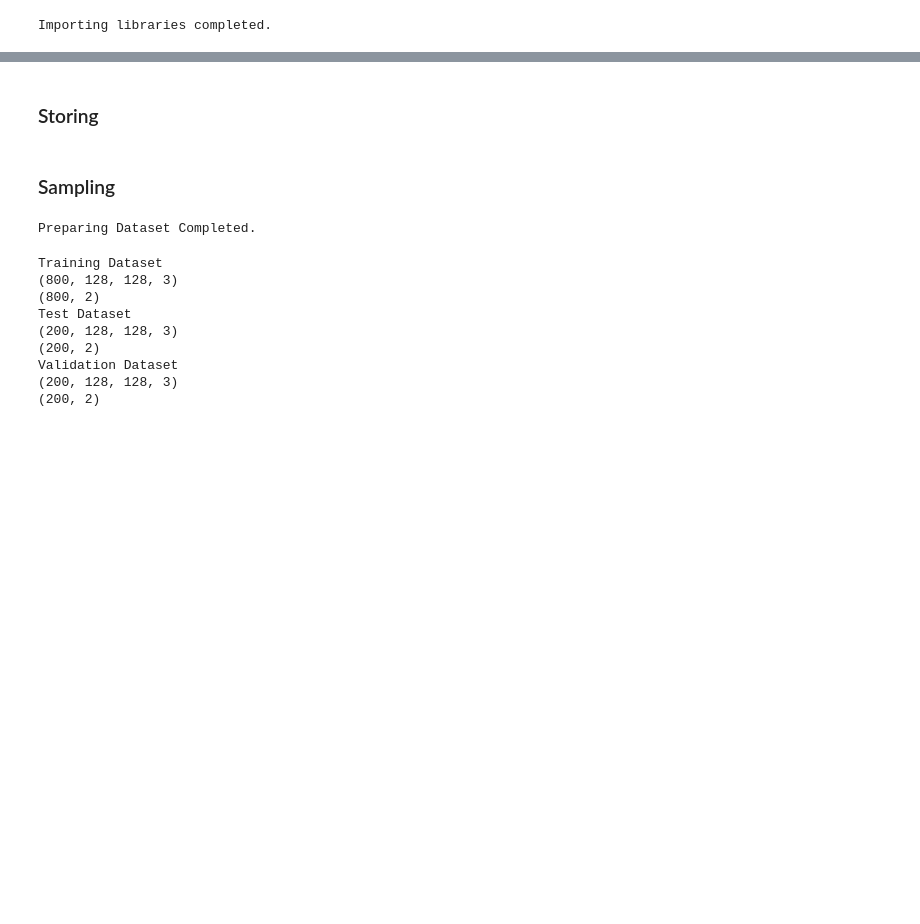
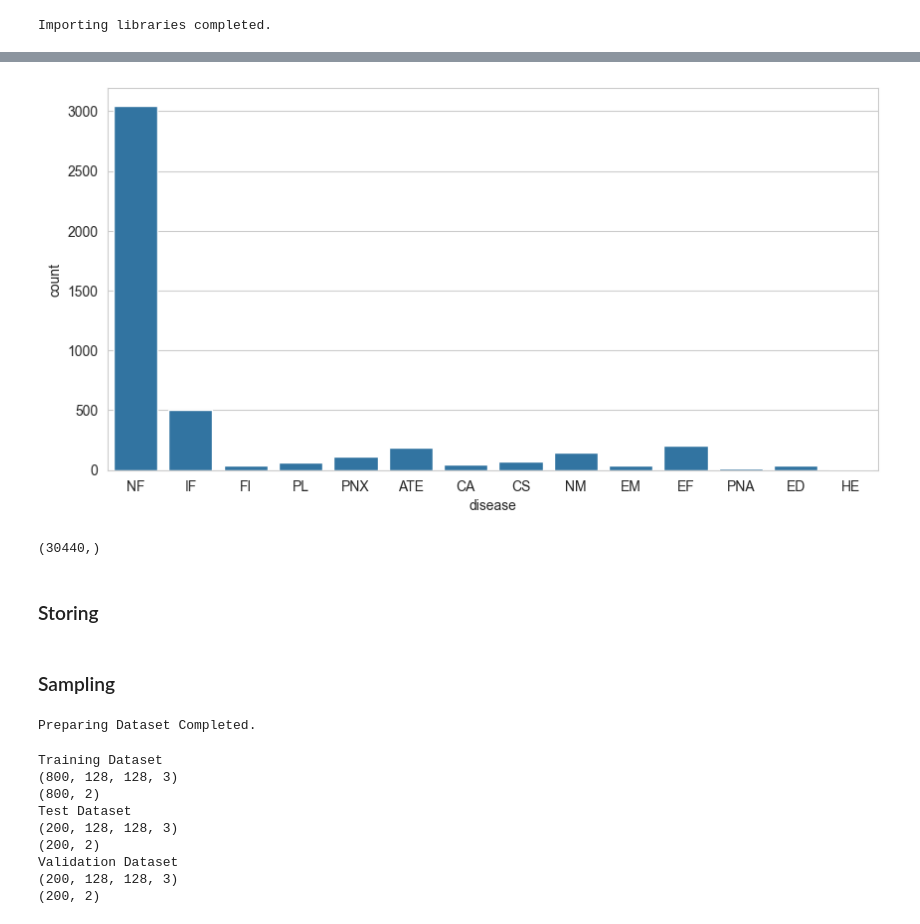
Before and after one commit to ythung85/Mixture_model, a Jupyter notebook: MM_covid_img_SMOTE.ipynb, the cells around one changed output, grey strips where cells are left out. Saved outputs shown, nothing was run; the diff lists cells and outputs as text; code cells hidden in the pictures; blank space fills up the shorter version.

```diff
--- a/MM_covid_img_SMOTE.ipynb
+++ b/MM_covid_img_SMOTE.ipynb
@@ -246,3 +368,65 @@ plt.show()
+# %%
+NoFinding = "No Finding" #0
+Consolidation="Consolidation" #1
+Infiltration="Infiltration" #2
+Pneumothorax="Pneumothorax" #3
+Effusion="Effusion" #4
+NoduleMass="Nodule" #5
+Atelectasis="Atelectasis"  #6
+Edema="Edema" # 7
+Emphysema="Emphysema" #8
+Fibrosis="Fibrosis" #9
+Pneumonia="Pneumonia" #10
+Pleural_Thickening="Pleural_Thickening" #11
+Cardiomegaly="Cardiomegaly" #12
+Hernia="Hernia" #13
+
+dlist = []
+labellist = ['NF','CS','IF','PNX','EF','NM','ATE','ED','EM', 'FI','PNA','PL','CA','HE']
+
+for i in list(df.labels):
+    if i == 0:
+        dlist.append('NF')
+    elif i == 1:
+        dlist.append('CS')
+    elif i == 2:
+        dlist.append('IF')
+    elif i == 3:
+        dlist.append('PNX')
+    elif i == 4:
+        dlist.append('EF')
+    elif i == 5:
+        dlist.append('NM')
+    elif i == 6:
+        dlist.append('ATE')
+    elif i == 7:
+        dlist.append('ED')
+    elif i == 8:
+        dlist.append('EM')
+    elif i == 9:
+        dlist.append('FI')
+    elif i == 10:
+        dlist.append('PNA')
+    elif i == 11:
+        dlist.append('PL')
+    elif i == 12:
+        dlist.append('CA')
+    else:
+        dlist.append('HE')
+
+df['disease'] = dlist
+
+dsdf = pd.DataFrame()
+dsdf["images"]=list(DX)
+dsdf["labels"]=Dy
+dsdf['disease'] = dlist
+
+plt.figure(figsize=(10,5))
+sns.set_style("whitegrid")
+sns.countplot(df, x="disease")
+plt.show()
+# %% [output]
+[figure, added]
 # %%
 # Find the category with largest data size
 Cnt = Counter(Dy)
@@ -306,3 +504,7 @@ synthesisX, synthesisY = np.concatenate([NFX_smote, imbX_smote]), np.concatenate
+# %%
+synthesisY.shape
+# %% [output]
+(30440,)
 # %% [markdown]
 ### Storing
 # %%
```
Also changed, not shown: parts of 9 cells of this notebook.
